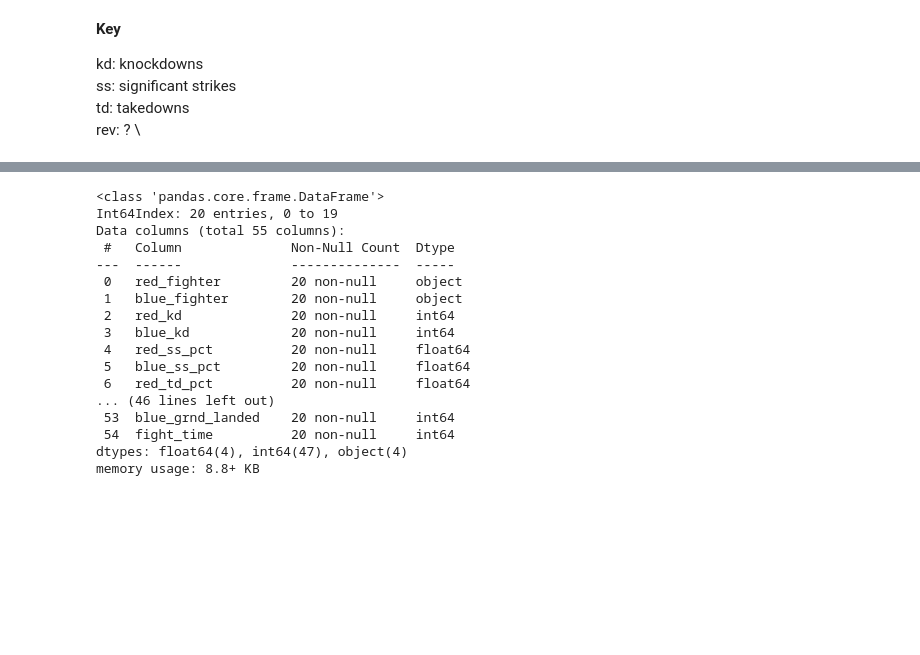
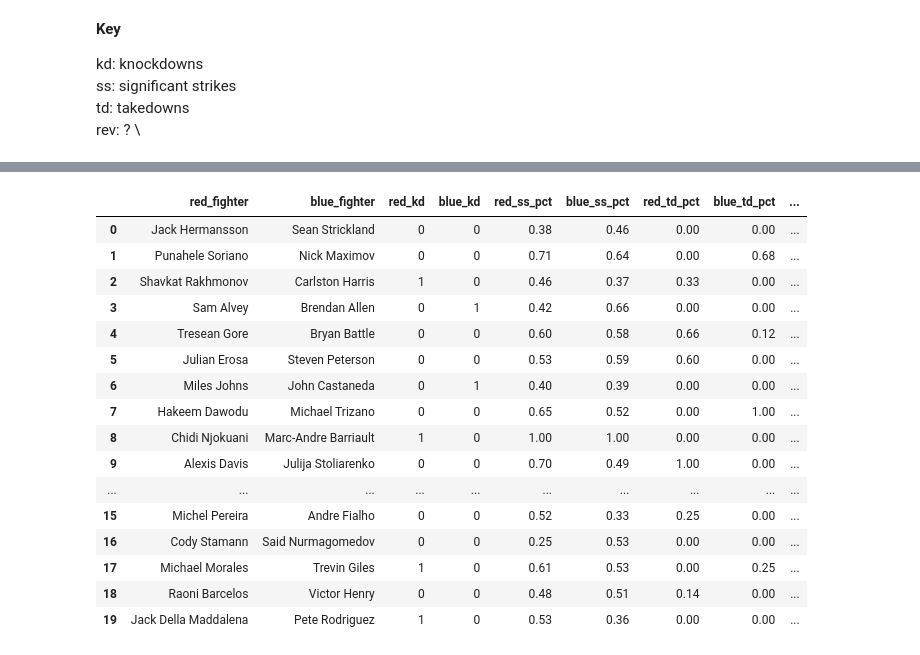
Before and after one commit to ayanga1998/UFC_Dashboard, a Jupyter notebook: Data_Cleaning.ipynb, the cells around one changed output, grey strips where cells are left out. Drawn from its saved outputs; the diff is of its cells as text; code cells hidden in the pictures; blank space fills up the shorter version.

```diff
--- a/Data_Cleaning.ipynb
+++ b/Data_Cleaning.ipynb
@@ -120,24 +134,36 @@ df['time'] = df['time'].apply(lambda x: get_seconds(x))
 
 
 # Calculate total fight time in seconds
-df['fight_time'] = (df['round']-1)*60 + df['time']
+df['fight_time'] = (df['round']-1)*300 + df['time']
-# %%
-df.info()
-# %% [output]
-<class 'pandas.core.frame.DataFrame'>
-Int64Index: 20 entries, 0 to 19
-Data columns (total 55 columns):
- #   Column              Non-Null Count  Dtype
----  ------              --------------  -----
- 0   red_fighter         20 non-null     object
- 1   blue_fighter        20 non-null     object
- 2   red_kd              20 non-null     int64
- 3   blue_kd             20 non-null     int64
- 4   red_ss_pct          20 non-null     float64
- 5   blue_ss_pct         20 non-null     float64
- 6   red_td_pct          20 non-null     float64
-... (46 lines left out)
- 53  blue_grnd_landed    20 non-null     int64
- 54  fight_time          20 non-null     int64
-dtypes: float64(4), int64(47), object(4)
-memory usage: 8.8+ KB
+# %%
+# Rename columns for better clarity
+col_list = {col:col.replace('thrown','att') for col in list(df.columns) if 'thrown' in col}
+df = df.rename(col_list, axis=1)
+# %%
+# Extract title bought from weight class
+df['title_bout'] = 0
+df.loc[df['weight_class'].str.contains('Title'), 'title_bout'] = 1
+# %%
+df['weight_class'] = df.weight_class.apply(lambda x: x.replace('Bout',''))
+df['weight_class'] = df.weight_class.apply(lambda x: x.replace('UFC',''))
+df['weight_class'] = df.weight_class.apply(lambda x: x.replace('Title',''))
+# %%
+df.head(20)
+# %% [output]
+|  | red_fighter | blue_fighter | red_kd | blue_kd | red_ss_pct | blue_ss_pct | red_td_pct | blue_td_pct | ... |
+| 0 | Jack Hermansson | Sean Strickland | 0 | 0 | 0.38 | 0.46 | 0.00 | 0.00 | ... |
+| 1 | Punahele Soriano | Nick Maximov | 0 | 0 | 0.71 | 0.64 | 0.00 | 0.68 | ... |
+| 2 | Shavkat Rakhmonov | Carlston Harris | 1 | 0 | 0.46 | 0.37 | 0.33 | 0.00 | ... |
+| 3 | Sam Alvey | Brendan Allen | 0 | 1 | 0.42 | 0.66 | 0.00 | 0.00 | ... |
+| 4 | Tresean Gore | Bryan Battle | 0 | 0 | 0.60 | 0.58 | 0.66 | 0.12 | ... |
+| 5 | Julian Erosa | Steven Peterson | 0 | 0 | 0.53 | 0.59 | 0.60 | 0.00 | ... |
+| 6 | Miles Johns | John Castaneda | 0 | 1 | 0.40 | 0.39 | 0.00 | 0.00 | ... |
+| 7 | Hakeem Dawodu | Michael Trizano | 0 | 0 | 0.65 | 0.52 | 0.00 | 1.00 | ... |
+| 8 | Chidi Njokuani | Marc-Andre Barriault | 1 | 0 | 1.00 | 1.00 | 0.00 | 0.00 | ... |
+| 9 | Alexis Davis | Julija Stoliarenko | 0 | 0 | 0.70 | 0.49 | 1.00 | 0.00 | ... |
+| ... | ... | ... | ... | ... | ... | ... | ... | ... | ... |
+| 15 | Michel Pereira | Andre Fialho | 0 | 0 | 0.52 | 0.33 | 0.25 | 0.00 | ... |
+| 16 | Cody Stamann | Said Nurmagomedov | 0 | 0 | 0.25 | 0.53 | 0.00 | 0.00 | ... |
+| 17 | Michael Morales | Trevin Giles | 1 | 0 | 0.61 | 0.53 | 0.00 | 0.25 | ... |
+| 18 | Raoni Barcelos | Victor Henry | 0 | 0 | 0.48 | 0.51 | 0.14 | 0.00 | ... |
+| 19 | Jack Della Maddalena | Pete Rodriguez | 1 | 0 | 0.53 | 0.36 | 0.00 | 0.00 | ... |
```
Also changed, not shown: parts of 4 cells of this notebook.
